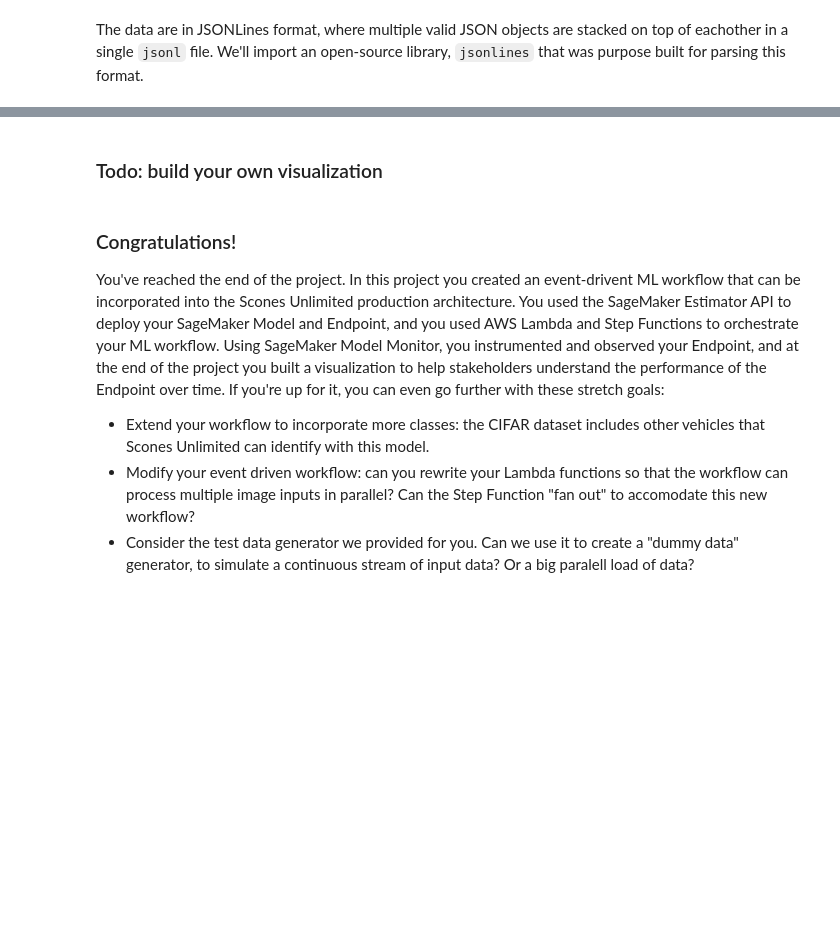
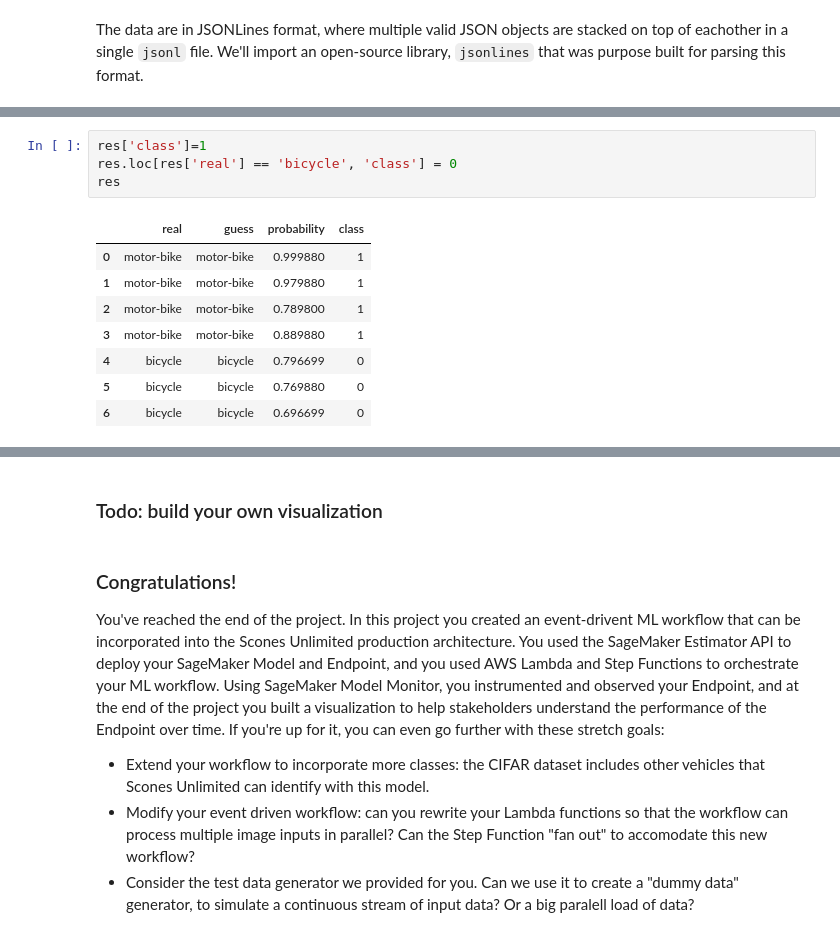
Before and after one commit to calvin639/udactity-AWS-ML, a Jupyter notebook: ml-workflow/scones-project/SconesProject_CalvinWright.ipynb, the cells around one changed output, grey strips where cells are left out. Saved outputs shown, nothing was run; the diff lists cells and outputs as text; blank space fills up the shorter version.

```diff
--- a/ml-workflow/scones-project/SconesProject_CalvinWright.ipynb
+++ b/ml-workflow/scones-project/SconesProject_CalvinWright.ipynb
@@ -757,0 +726,13 @@ plt.gcf().autofmt_xdate()
+# %%
+res['class']=1
+res.loc[res['real'] == 'bicycle', 'class'] = 0
+res
+# %% [output]
+|  | real | guess | probability | class |
+| 0 | motor-bike | motor-bike | 0.999880 | 1 |
+| 1 | motor-bike | motor-bike | 0.979880 | 1 |
+| 2 | motor-bike | motor-bike | 0.789800 | 1 |
+| 3 | motor-bike | motor-bike | 0.889880 | 1 |
+| 4 | bicycle | bicycle | 0.796699 | 0 |
+| 5 | bicycle | bicycle | 0.769880 | 0 |
+| 6 | bicycle | bicycle | 0.696699 | 0 |
```
Also changed, not shown: parts of 14 cells of this notebook, 1 other file.
